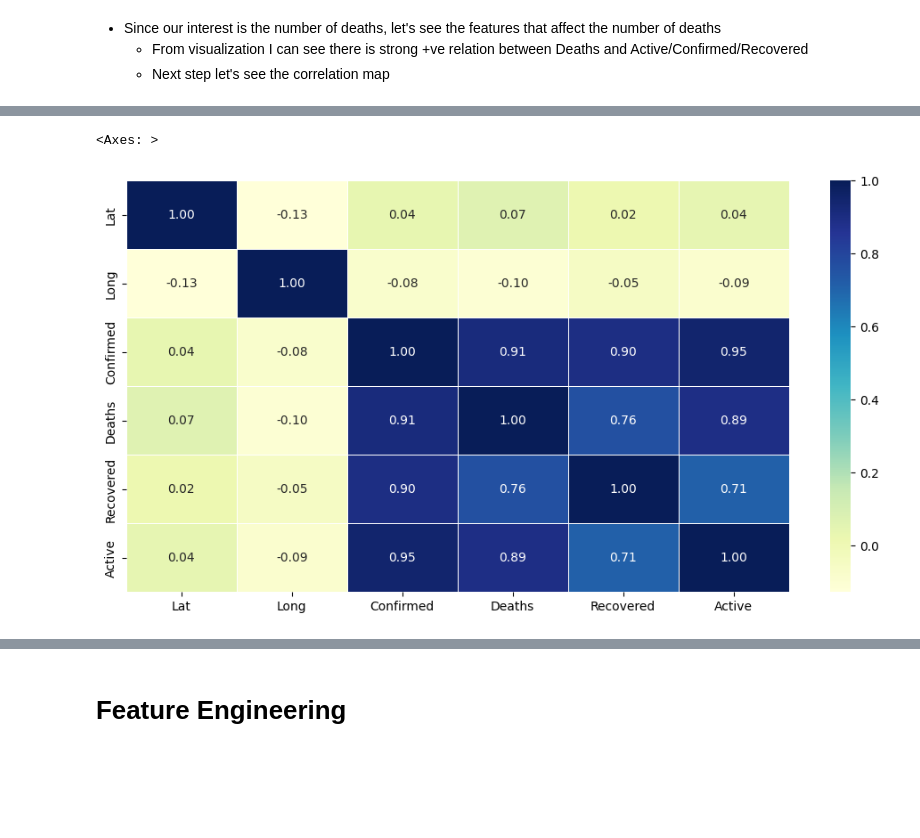
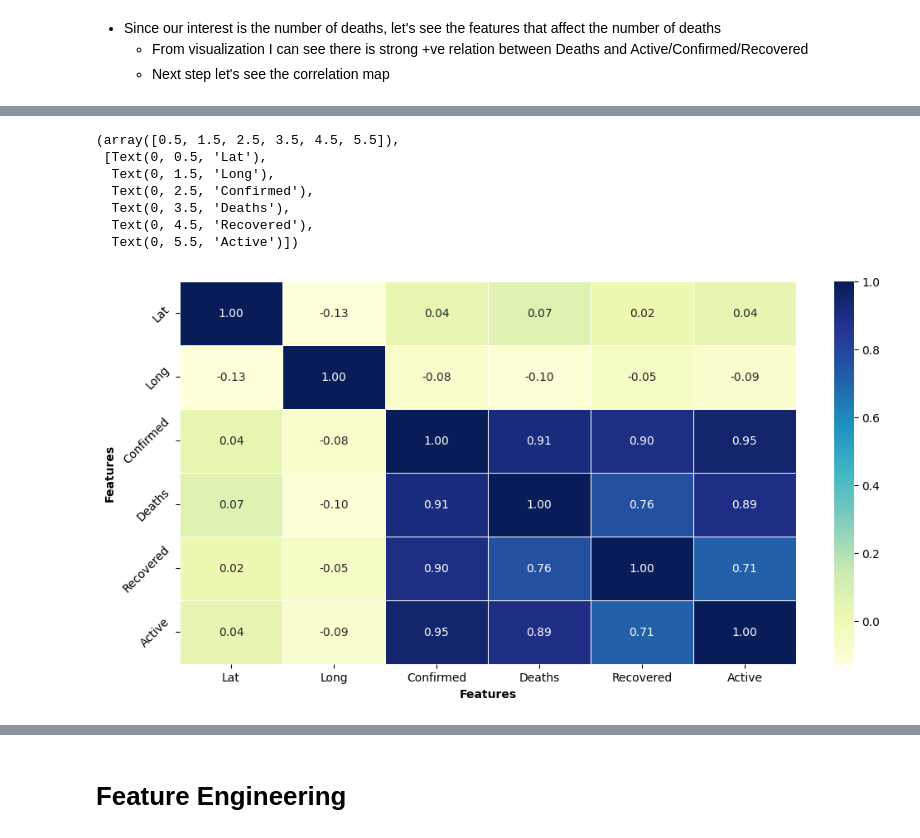
Before and after one commit to AIBabyTeaching/MACHINE-LEARNING-FEB-2025, a Jupyter notebook: LabWeek2&3&5.ipynb, the cells around one changed output, grey strips where cells are left out. Saved outputs shown, nothing was run; the diff lists cells and outputs as text; code cells hidden in the pictures; blank space fills up the shorter version.

```diff
--- a/LabWeek2&3.ipynb
+++ b/LabWeek2&3&5.ipynb
@@ -268,9 +304,18 @@ Q&A:
 # %%
 plt.figure(figsize=[12,6])
 sns.heatmap(df.select_dtypes(include=['int64', 'float64']).corr(),
             annot=True,
             fmt=".2f", cmap="YlGnBu",
             linewidths=0.5)
+plt.ylabel("Features", fontweight = 'bold')
+plt.xlabel("Features", fontweight = 'bold')
+plt.yticks(rotation = 45)
 # %% [output]
-<Axes: >
+(array([0.5, 1.5, 2.5, 3.5, 4.5, 5.5]),
+ [Text(0, 0.5, 'Lat'),
+  Text(0, 1.5, 'Long'),
+  Text(0, 2.5, 'Confirmed'),
+  Text(0, 3.5, 'Deaths'),
+  Text(0, 4.5, 'Recovered'),
+  Text(0, 5.5, 'Active')])
-[figure, old version]
+[figure, new version]
```
Also changed, not shown: parts of 53 cells of this notebook, 1 other file.
